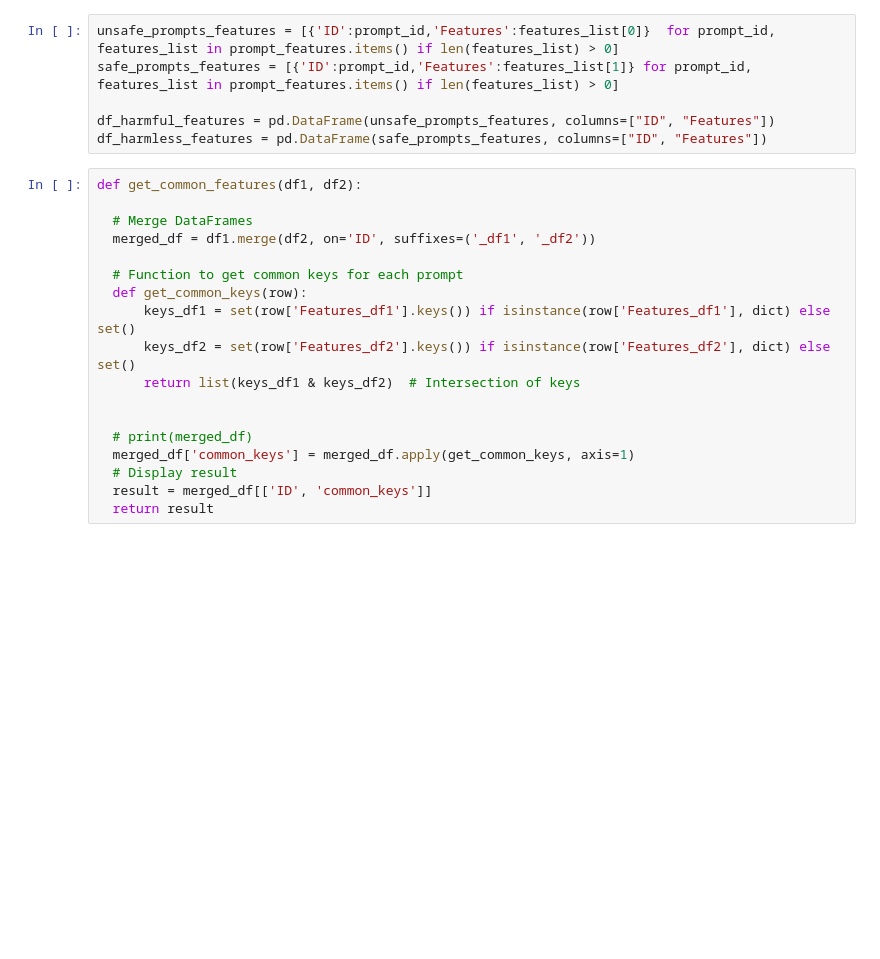
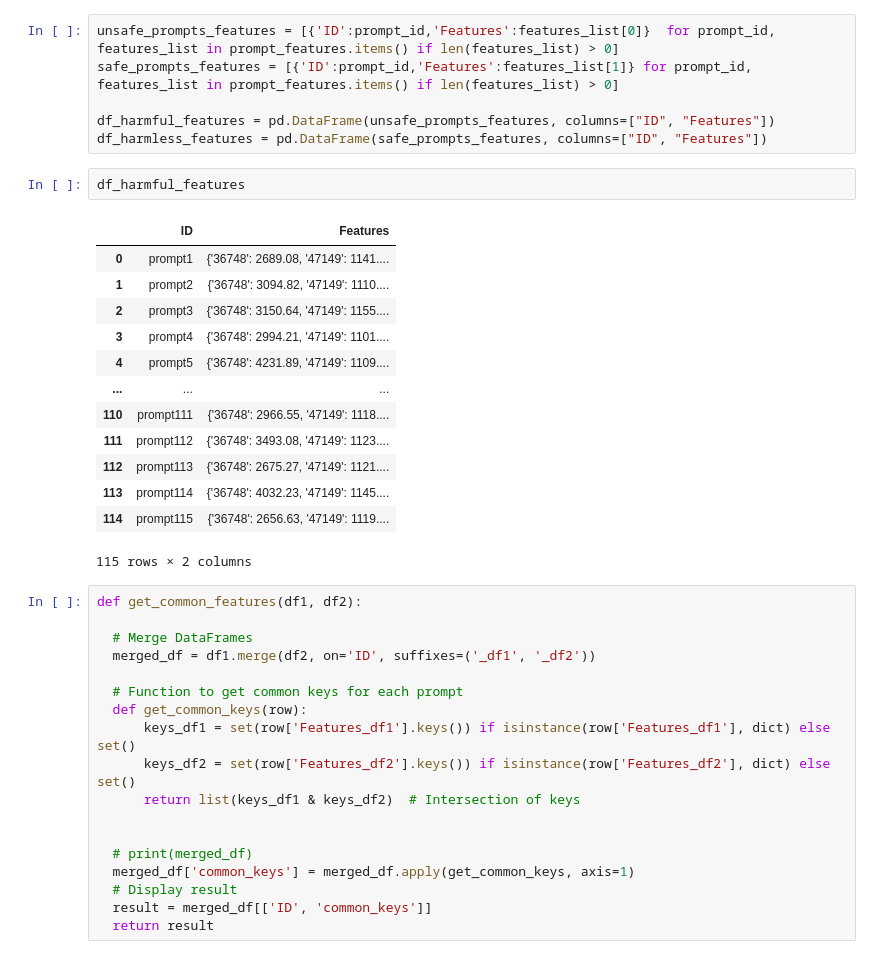
Before and after one commit to kvamsi7/vads-prevalent-safety-llm, a Jupyter notebook: notebooks/Phase_2_Latent_Filter.ipynb, the cells around one changed output. Cells and saved outputs as stored; diff of their text form; blank space fills up the shorter version.

```diff
--- a/notebooks/Phase_2_Latent_Filter.ipynb
+++ b/notebooks/Phase_2_Latent_Filter.ipynb
@@ -38,6 +38,22 @@ safe_prompts_features = [{'ID':prompt_id,'Features':features_list[1]} for prompt
 
 df_harmful_features = pd.DataFrame(unsafe_prompts_features, columns=["ID", "Features"])
 df_harmless_features = pd.DataFrame(safe_prompts_features, columns=["ID", "Features"])
+# %%
+df_harmful_features
+# %% [output]
+|  | ID | Features |
+| 0 | prompt1 | {'36748': 2689.08, '47149': 1141.... |
+| 1 | prompt2 | {'36748': 3094.82, '47149': 1110.... |
+| 2 | prompt3 | {'36748': 3150.64, '47149': 1155.... |
+| 3 | prompt4 | {'36748': 2994.21, '47149': 1101.... |
+| 4 | prompt5 | {'36748': 4231.89, '47149': 1109.... |
+| ... | ... | ... |
+| 110 | prompt111 | {'36748': 2966.55, '47149': 1118.... |
+| 111 | prompt112 | {'36748': 3493.08, '47149': 1123.... |
+| 112 | prompt113 | {'36748': 2675.27, '47149': 1121.... |
+| 113 | prompt114 | {'36748': 4032.23, '47149': 1145.... |
+| 114 | prompt115 | {'36748': 2656.63, '47149': 1119.... |
+115 rows × 2 columns
 # %%
 def get_common_features(df1, df2):
 
```
Also changed, not shown: parts of 8 cells of this notebook, 8 other files.
